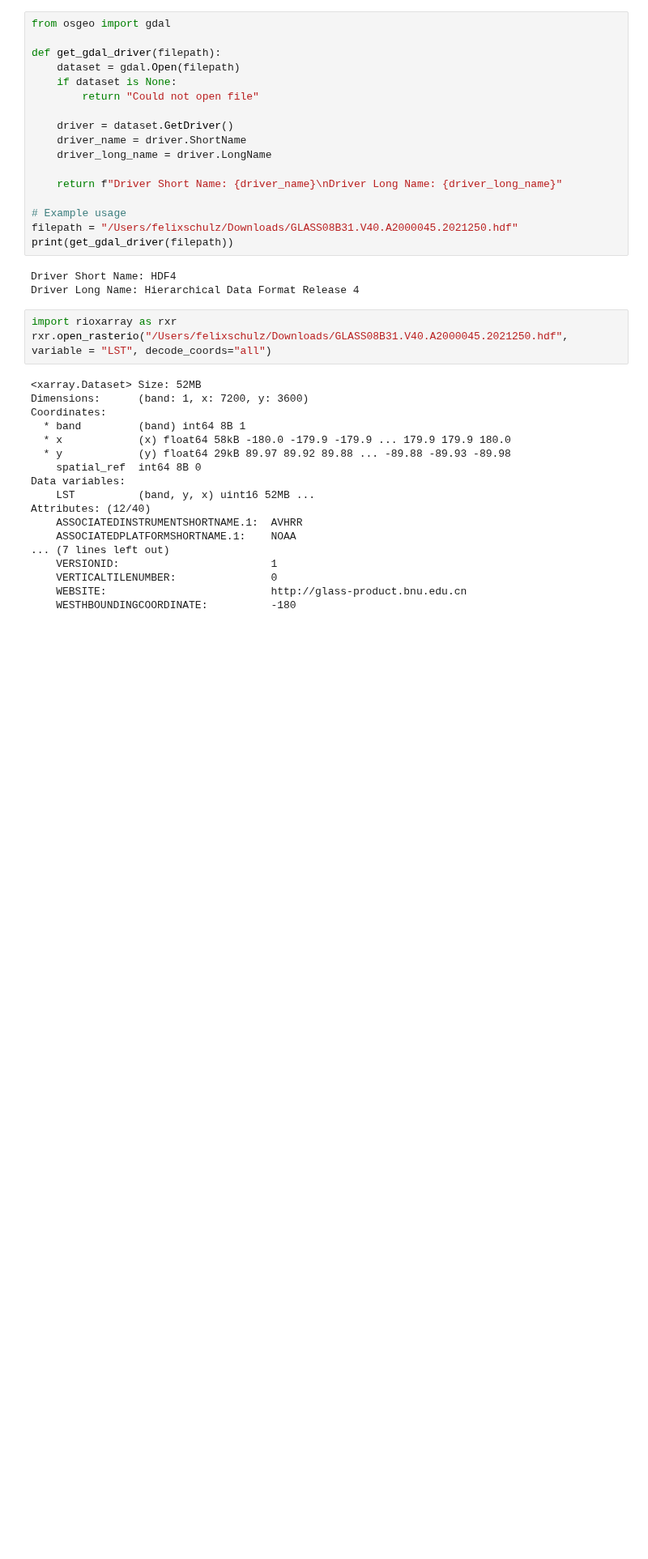
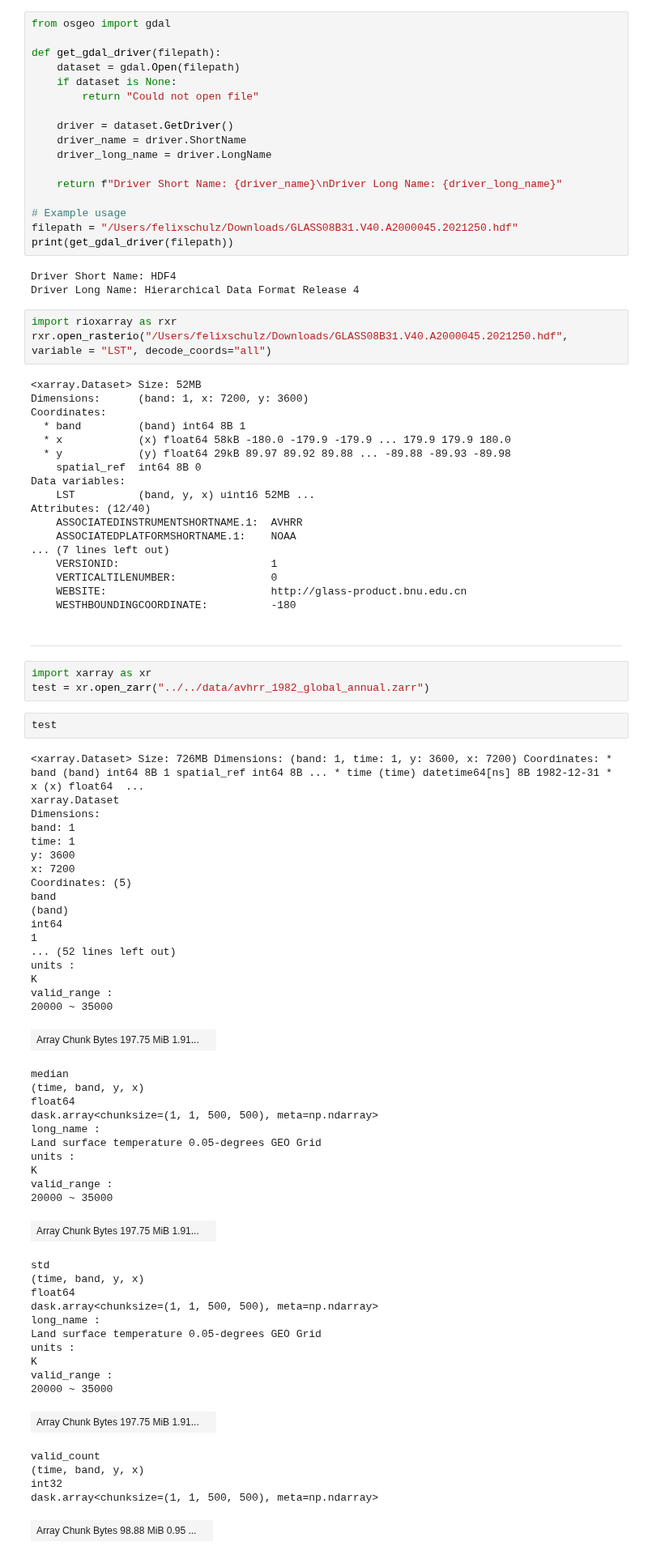
Before and after one commit to felixschulz385/growth-and-temperature, a Jupyter notebook: gnt/experiments/grid.ipynb, the cells around one changed output. Shown at 81% size. Saved outputs shown, nothing was run; the diff lists cells and outputs as text; blank space fills up the shorter version.

```diff
--- a/gnt/experiments/grid.ipynb
+++ b/gnt/experiments/grid.ipynb
@@ -845,3 +845,56 @@ Attributes: (12/40)
     VERTICALTILENUMBER:               0
     WEBSITE:                          http://glass-product.bnu.edu.cn
     WESTHBOUNDINGCOORDINATE:          -180
+# %% [markdown]
+---
+# %%
+import xarray as xr
+test = xr.open_zarr("../../data/avhrr_1982_global_annual.zarr")
+# %%
+test
+# %% [output]
+<xarray.Dataset> Size: 726MB Dimensions: (band: 1, time: 1, y: 3600, x: 7200) Coordinates: * band (band) int64 8B 1 spatial_ref int64 8B ... * time (time) datetime64[ns] 8B 1982-12-31 * x (x) float64  ...
+xarray.Dataset
+Dimensions:
+band: 1
+time: 1
+y: 3600
+x: 7200
+Coordinates: (5)
+band
+(band)
+int64
+1
+... (52 lines left out)
+units :
+K
+valid_range :
+20000 ~ 35000
+| Array Chunk Bytes 197.75 MiB 1.91... |  |
+median
+(time, band, y, x)
+float64
+dask.array<chunksize=(1, 1, 500, 500), meta=np.ndarray>
+long_name :
+Land surface temperature 0.05-degrees GEO Grid
+units :
+K
+valid_range :
+20000 ~ 35000
+| Array Chunk Bytes 197.75 MiB 1.91... |  |
+std
+(time, band, y, x)
+float64
+dask.array<chunksize=(1, 1, 500, 500), meta=np.ndarray>
+long_name :
+Land surface temperature 0.05-degrees GEO Grid
+units :
+K
+valid_range :
+20000 ~ 35000
+| Array Chunk Bytes 197.75 MiB 1.91... |  |
+valid_count
+(time, band, y, x)
+int32
+dask.array<chunksize=(1, 1, 500, 500), meta=np.ndarray>
+| Array Chunk Bytes 98.88 MiB 0.95 ... |  |
```
Also changed, not shown: parts of 13 cells of this notebook.
